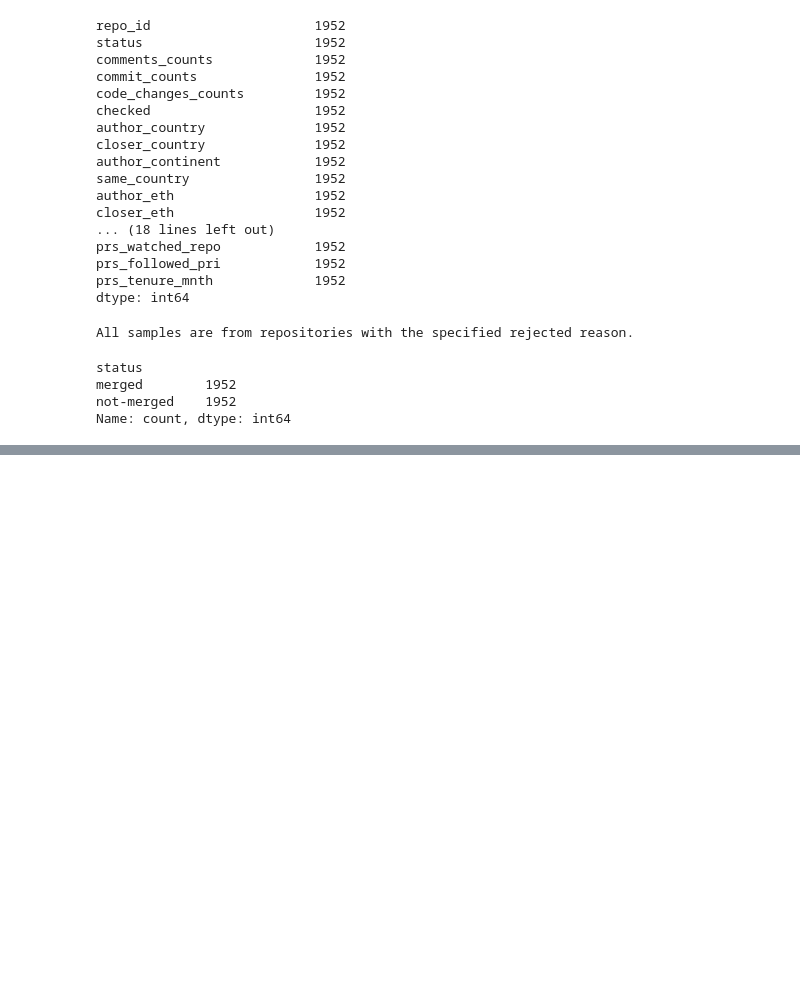
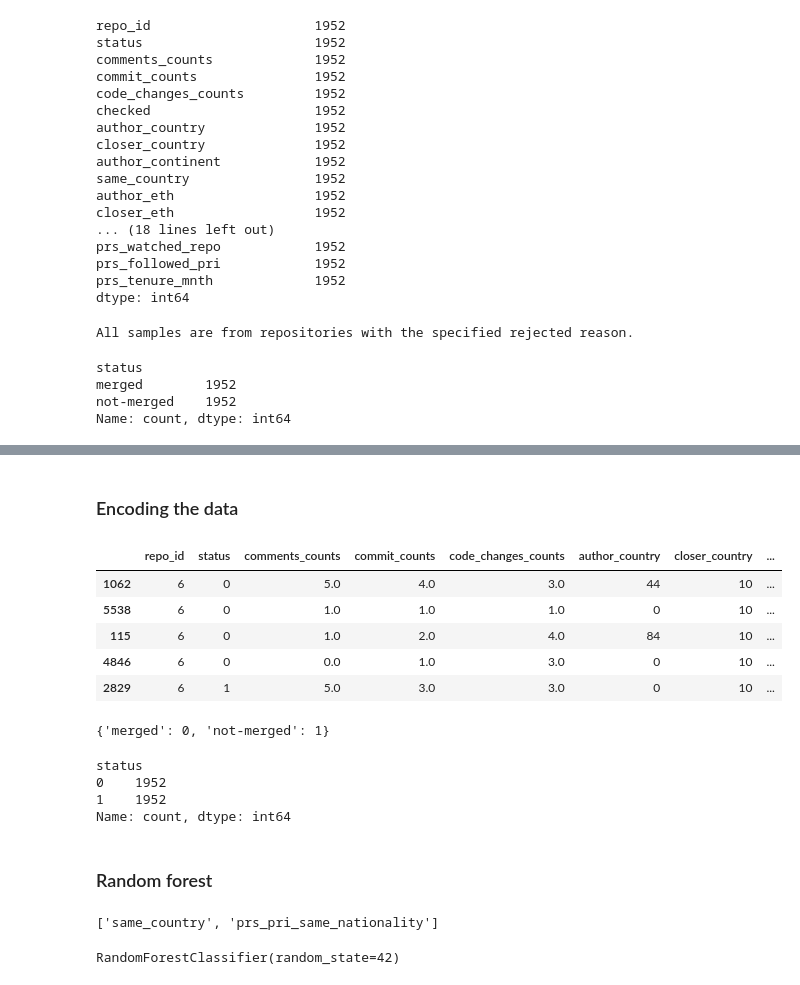
Before and after one commit to amirrshams/PR-comment-classifier, a Jupyter notebook: Ethnicity/comparing_model.ipynb, the cells around one changed output, grey strips where cells are left out. Saved outputs shown, nothing was run; the diff lists cells and outputs as text; code cells hidden in the pictures; blank space fills up the shorter version.

```diff
--- a/Ethnicity/comparing_model.ipynb
+++ b/Ethnicity/comparing_model.ipynb
@@ -290,3 +292,47 @@ df_sample_reason.head(20)
 | 4358 | 74 | not-merged | 1.0 | 2.0 | 8.0 | \N | netherlands | ... |
 | 5411 | 147 | not-merged | 1.0 | 3.0 | 14.0 | \N | denmark | ... |
 | 12494 | 147 | merged | 1.0 | 1.0 | 1.0 | latvia | united states | ... |
+# %% [markdown]
+### Encoding the data
+# %%
+
+df_sample_reason_encoded = df_sample_reason.copy()
+
+#first there are some missing values in four of the features prs_hispanic and the other races. we are going to replace them with zero
+df_sample_reason_encoded = df_sample_reason_encoded.replace(np.nan, 0)
+#encode the categorical data which are author_eth and manual_analysis, author_country, author_continent, closer_eth, closer_country, prs_eth_8,prs_eth_7,prs_eth_9,prs_eth_diff,prs_eth_diff_2
+le = LabelEncoder()
+df_sample_reason_encoded['author_eth'] = le.fit_transform(df_sample_reason_encoded['author_eth'])
+df_sample_reason_encoded['author_country'] = le.fit_transform(df_sample_reason_encoded['author_country'])
+df_sample_reason_encoded['author_continent'] = le.fit_transform(df_sample_reason_encoded['author_continent'])
+df_sample_reason_encoded['closer_eth'] = le.fit_transform(df_sample_reason_encoded['closer_eth'])
+df_sample_reason_encoded['prs_eth_8'] = le.fit_transform(df_sample_reason_encoded['prs_eth_8'])
+df_sample_reason_encoded['prs_eth_7'] = le.fit_transform(df_sample_reason_encoded['prs_eth_7'])
+df_sample_reason_encoded['prs_eth_9'] = le.fit_transform(df_sample_reason_encoded['prs_eth_9'])
+df_sample_reason_encoded['prs_eth_diff_2'] = le.fit_transform(df_sample_reason_encoded['prs_eth_diff_2'])
+df_sample_reason_encoded['prs_eth_diff'] = le.fit_transform(df_sample_reason_encoded['prs_eth_diff'])
+df_sample_reason_encoded['closer_country'] = le.fit_transform(df_sample_reason_encoded['closer_country'])
+df_sample_reason_encoded['status'] = le.fit_transform(df_sample_reason_encoded['status'])
+# %%
+df_sample_reason_encoded.head()
+# %% [output]
+|  | repo_id | status | comments_counts | commit_counts | code_changes_counts | author_country | closer_country | ... |
+| 1062 | 6 | 0 | 5.0 | 4.0 | 3.0 | 44 | 10 | ... |
+| 5538 | 6 | 0 | 1.0 | 1.0 | 1.0 | 0 | 10 | ... |
+| 115 | 6 | 0 | 1.0 | 2.0 | 4.0 | 84 | 10 | ... |
+| 4846 | 6 | 0 | 0.0 | 1.0 | 3.0 | 0 | 10 | ... |
+| 2829 | 6 | 1 | 5.0 | 3.0 | 3.0 | 0 | 10 | ... |
+# %%
+encoded_to_unencoded_dict = dict(zip(df_sample_reason['status'], df_sample_reason_encoded['status']))
+print(encoded_to_unencoded_dict)
+# %% [output]
+{'merged': 0, 'not-merged': 1}
+# %%
+df_sample_reason_encoded['status'].value_counts()
+# %% [output]
+status
+0    1952
+1    1952
+Name: count, dtype: int64
+# %% [markdown]
+### Random forest
@@ -292,0 +350,4 @@ df_sample_reason.head(20)
+# %%
+columns_with_n_values
+# %% [output]
+['same_country', 'prs_pri_same_nationality']
@@ -292,0 +362,5 @@ df_sample_reason.head(20)
+# %%
+rf_classifier_sample = RandomForestClassifier(random_state=42)
+rf_classifier_sample.fit(X_train, y_train)
+# %% [output]
+RandomForestClassifier(random_state=42)
```
Also changed, not shown: parts of 20 cells of this notebook.
